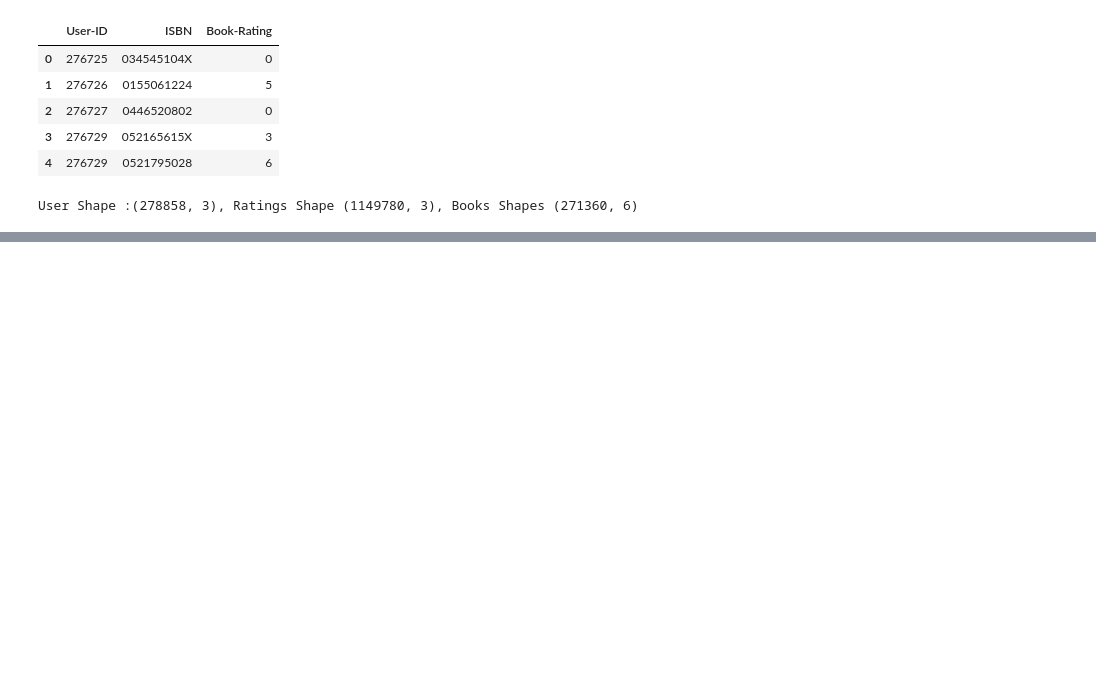
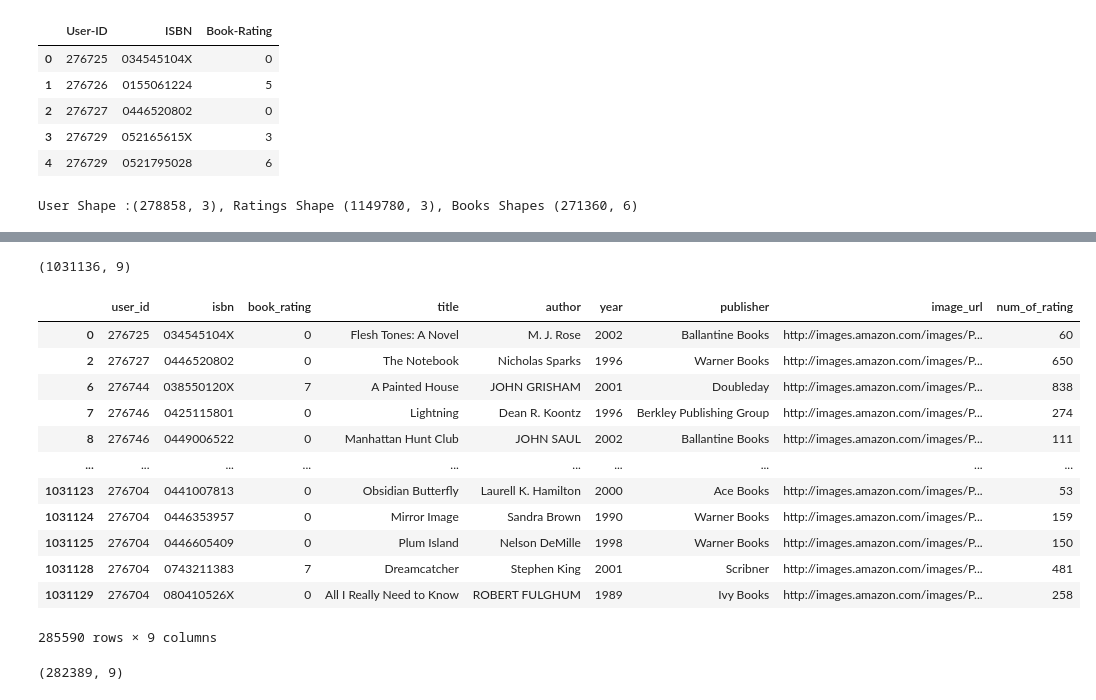
Before and after one commit to Eddythemachine/End-to-End-Books-Recommender-System-Implementation-using-Collaborative-Filtering, a Jupyter notebook: notebook/research.ipynb, the cells around one changed output, grey strips where cells are left out. Drawn from its saved outputs; the diff is of its cells as text; code cells hidden in the pictures; blank space fills up the shorter version.

```diff
--- a/notebook/research.ipynb
+++ b/notebook/research.ipynb
@@ -129,0 +164,2 @@ User Shape :(278858, 3), Ratings Shape (1149780, 3), Books Shapes (271360, 6)
+# %%
+number_rating = ratings_with_books.groupby("title")["book_rating"].count().reset_index()
@@ -129,0 +231,4 @@ User Shape :(278858, 3), Ratings Shape (1149780, 3), Books Shapes (271360, 6)
+# %%
+final_rating.shape
+# %% [output]
+(1031136, 9)
@@ -129,0 +237,21 @@ User Shape :(278858, 3), Ratings Shape (1149780, 3), Books Shapes (271360, 6)
+# %%
+final_rating
+# %% [output]
+|  | user_id | isbn | book_rating | title | author | year | publisher | image_url | num_of_rating |
+| 0 | 276725 | 034545104X | 0 | Flesh Tones: A Novel | M. J. Rose | 2002 | Ballantine Books | http://images.amazon.com/images/P... | 60 |
+| 2 | 276727 | 0446520802 | 0 | The Notebook | Nicholas Sparks | 1996 | Warner Books | http://images.amazon.com/images/P... | 650 |
+| 6 | 276744 | 038550120X | 7 | A Painted House | JOHN GRISHAM | 2001 | Doubleday | http://images.amazon.com/images/P... | 838 |
+| 7 | 276746 | 0425115801 | 0 | Lightning | Dean R. Koontz | 1996 | Berkley Publishing Group | http://images.amazon.com/images/P... | 274 |
+| 8 | 276746 | 0449006522 | 0 | Manhattan Hunt Club | JOHN SAUL | 2002 | Ballantine Books | http://images.amazon.com/images/P... | 111 |
+| ... | ... | ... | ... | ... | ... | ... | ... | ... | ... |
+| 1031123 | 276704 | 0441007813 | 0 | Obsidian Butterfly | Laurell K. Hamilton | 2000 | Ace Books | http://images.amazon.com/images/P... | 53 |
+| 1031124 | 276704 | 0446353957 | 0 | Mirror Image | Sandra Brown | 1990 | Warner Books | http://images.amazon.com/images/P... | 159 |
+| 1031125 | 276704 | 0446605409 | 0 | Plum Island | Nelson DeMille | 1998 | Warner Books | http://images.amazon.com/images/P... | 150 |
+| 1031128 | 276704 | 0743211383 | 7 | Dreamcatcher | Stephen King | 2001 | Scribner | http://images.amazon.com/images/P... | 481 |
+| 1031129 | 276704 | 080410526X | 0 | All I Really Need to Know | ROBERT FULGHUM | 1989 | Ivy Books | http://images.amazon.com/images/P... | 258 |
+285590 rows × 9 columns
+# %%
+final_rating.drop_duplicates(["user_id", "title"], inplace=True)
+final_rating.shape
+# %% [output]
+(282389, 9)
```
Also changed, not shown: parts of 24 cells of this notebook, 2 other files.
